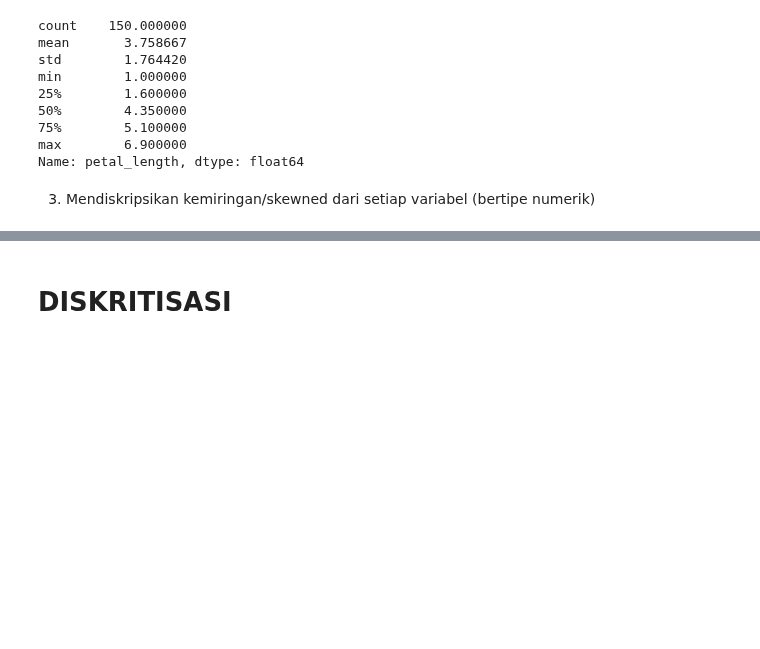
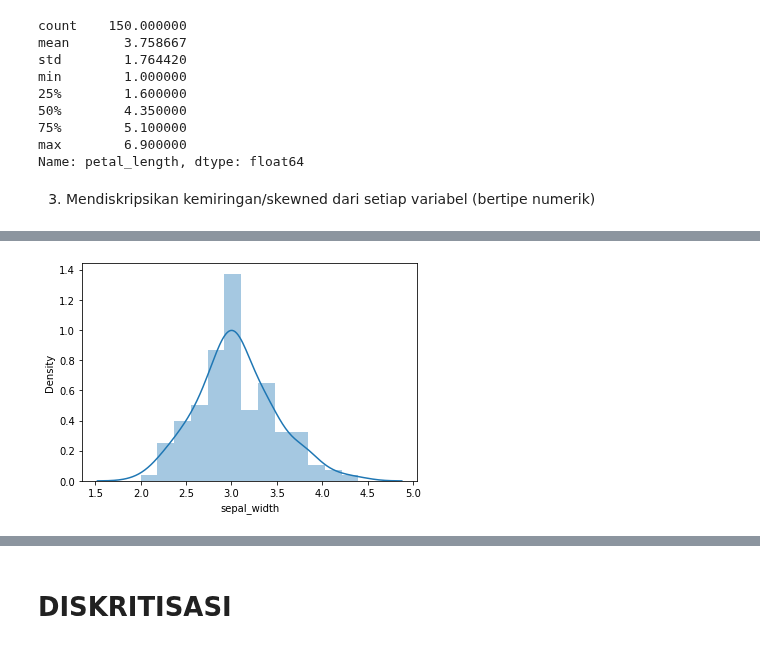
Before and after one commit to DwiAsfi/datamining, a Jupyter notebook: _sources/notebooks.ipynb, the cells around one changed output, grey strips where cells are left out. Drawn from its saved outputs; the diff is of its cells as text; code cells hidden in the pictures; blank space fills up the shorter version.

```diff
--- a/_sources/notebooks.ipynb
+++ b/_sources/notebooks.ipynb
@@ -71,0 +334,8 @@ sns.distplot(c['petal_length']);
+# %%
+skw = c ['sepal_width']
+skw.skew()
+plt.figure()
+sns.distplot(skw)
+plt.show()
+# %% [output]
+[figure, added]
```
Also changed, not shown: parts of 156 cells of this notebook, 11 other files.
